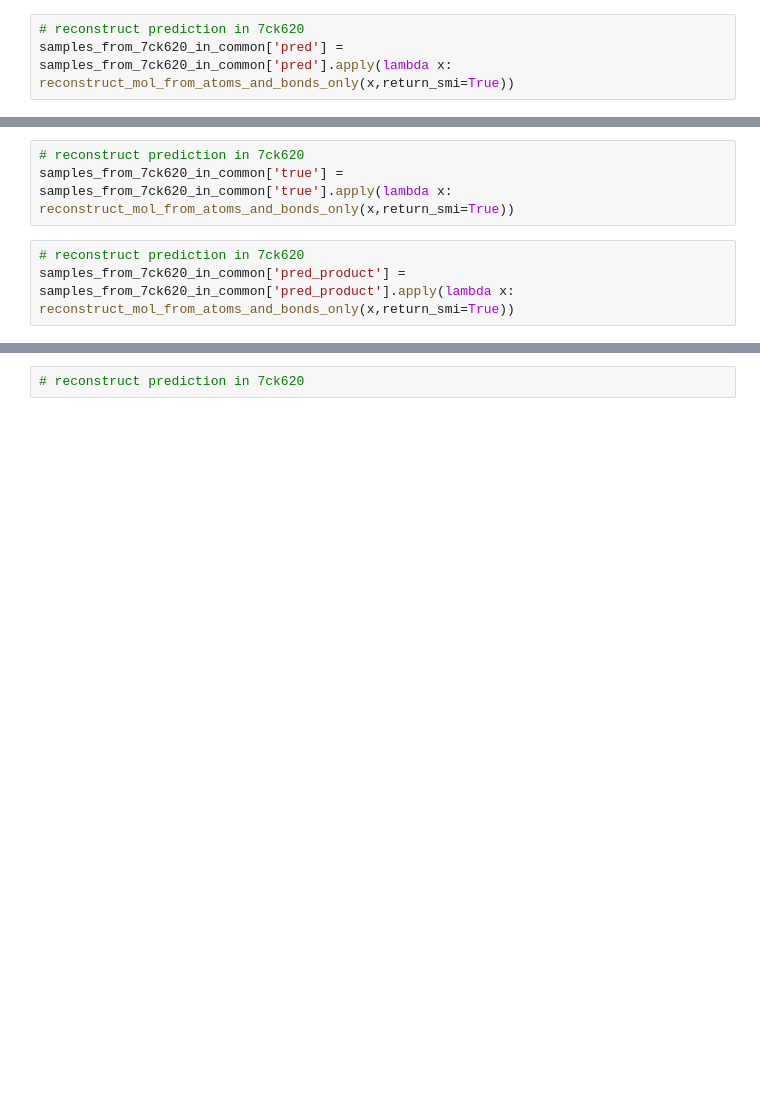
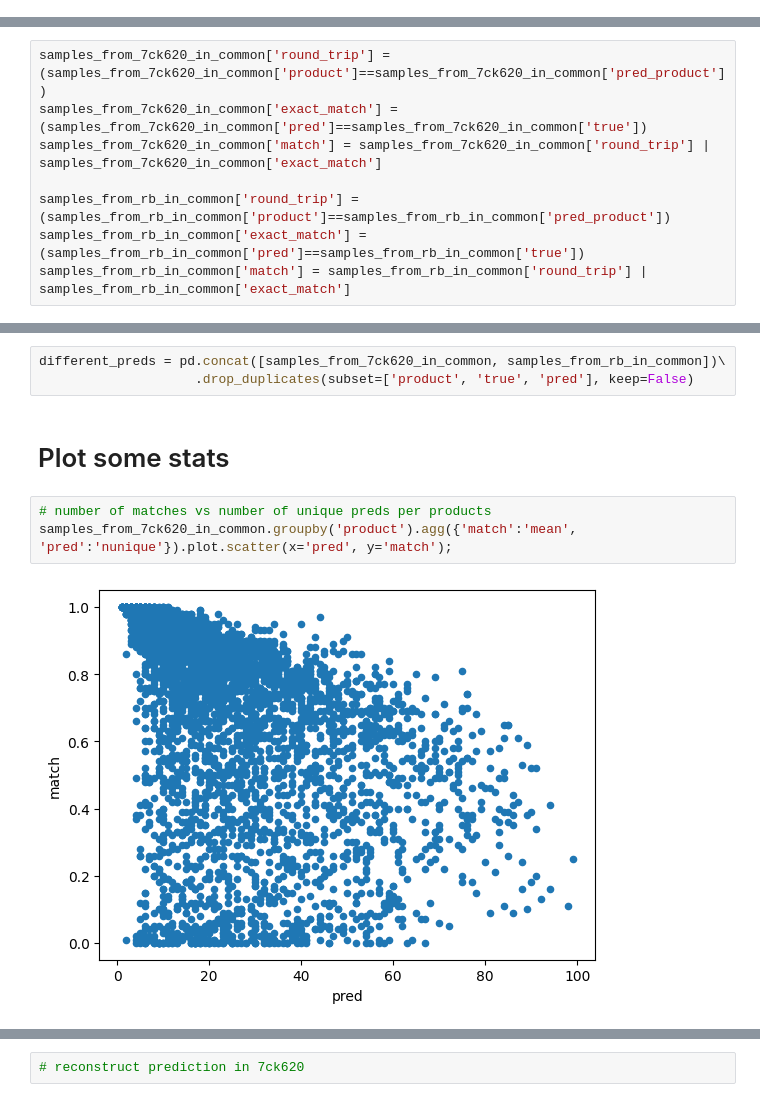
Before and after one commit to najwalb/MolecularTransformer, a Jupyter notebook: figuring_out_accuracy.ipynb, the cells around one changed output, grey strips where cells are left out. Saved outputs shown, nothing was run; the diff lists cells and outputs as text; blank space fills up the shorter version.

Commit message:
local updates - cleaning code and running experiments on common products

```diff
--- a/figuring_out_accuracy.ipynb
+++ b/figuring_out_accuracy.ipynb
@@ -62,3 +372,0 @@ samples_from_7ck620_in_common['product'] = samples_from_7ck620_in_common['produc
-# %%
-# reconstruct prediction in 7ck620
-samples_from_7ck620_in_common['pred'] = samples_from_7ck620_in_common['pred'].apply(lambda x: reconstruct_mol_from_atoms_and_bonds_only(x,return_smi=True))
@@ -69,6 +372,0 @@ samples_from_7ck620_in_common['pred'].str.contains('@').sum()
-# %%
-# reconstruct prediction in 7ck620
-samples_from_7ck620_in_common['true'] = samples_from_7ck620_in_common['true'].apply(lambda x: reconstruct_mol_from_atoms_and_bonds_only(x,return_smi=True))
-# %%
-# reconstruct prediction in 7ck620
-samples_from_7ck620_in_common['pred_product'] = samples_from_7ck620_in_common['pred_product'].apply(lambda x: reconstruct_mol_from_atoms_and_bonds_only(x,return_smi=True))
@@ -108,0 +390,8 @@ common_pred.shape
+# %%
+samples_from_7ck620_in_common['round_trip'] = (samples_from_7ck620_in_common['product']==samples_from_7ck620_in_common['pred_product'])
+samples_from_7ck620_in_common['exact_match'] = (samples_from_7ck620_in_common['pred']==samples_from_7ck620_in_common['true'])
+samples_from_7ck620_in_common['match'] = samples_from_7ck620_in_common['round_trip'] | samples_from_7ck620_in_common['exact_match']
+
+samples_from_rb_in_common['round_trip'] = (samples_from_rb_in_common['product']==samples_from_rb_in_common['pred_product'])
+samples_from_rb_in_common['exact_match'] = (samples_from_rb_in_common['pred']==samples_from_rb_in_common['true'])
+samples_from_rb_in_common['match'] = samples_from_rb_in_common['round_trip'] | samples_from_rb_in_common['exact_match']
@@ -108,0 +626,10 @@ common_pred.shape
+# %%
+different_preds = pd.concat([samples_from_7ck620_in_common, samples_from_rb_in_common])\
+                    .drop_duplicates(subset=['product', 'true', 'pred'], keep=False)
+# %% [markdown]
+# Plot some stats
+# %%
+# number of matches vs number of unique preds per products
+samples_from_7ck620_in_common.groupby('product').agg({'match':'mean', 'pred':'nunique'}).plot.scatter(x='pred', y='match');
+# %% [output]
+[figure, added]
```
Also changed, not shown: parts of 82 cells of this notebook, 4 other files.
